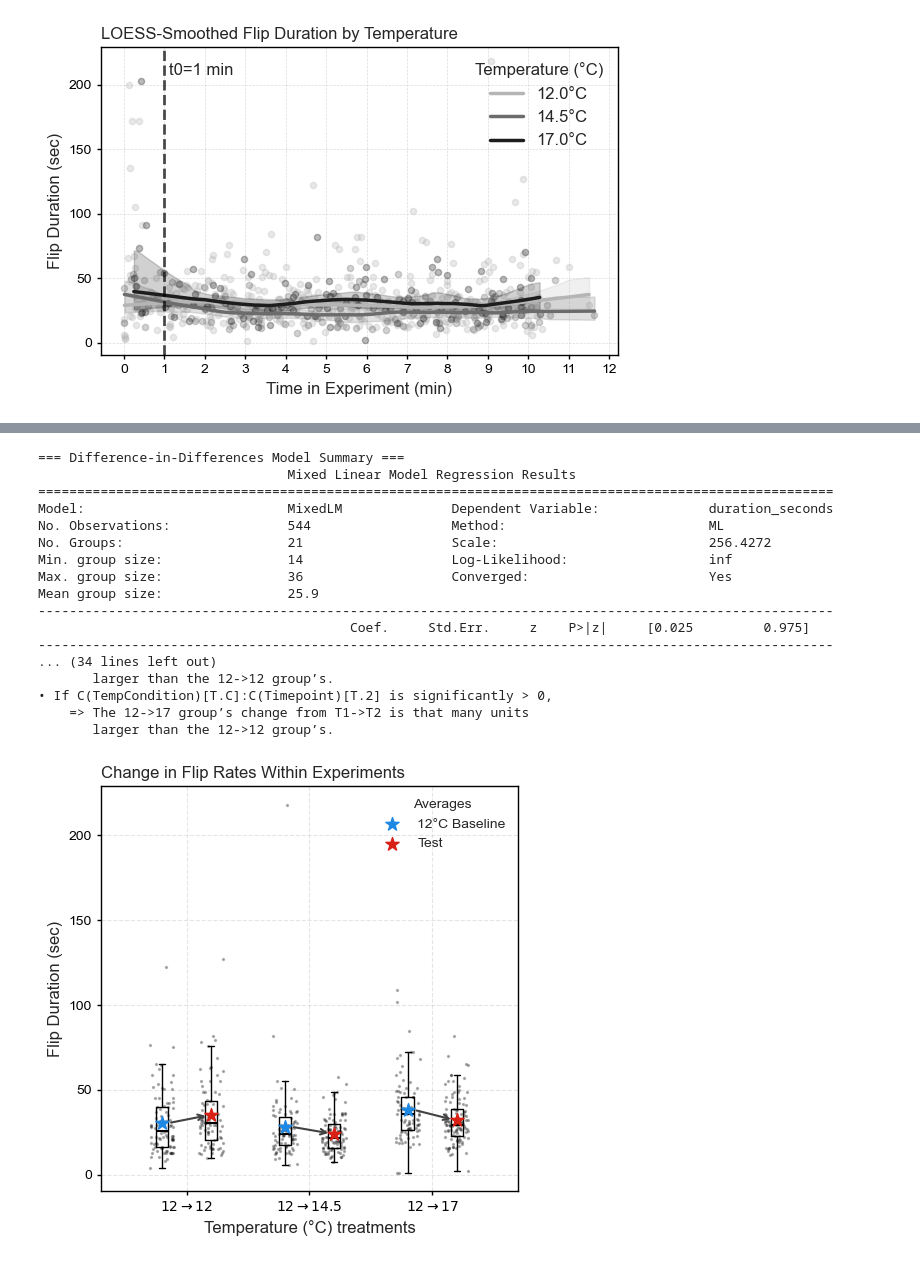
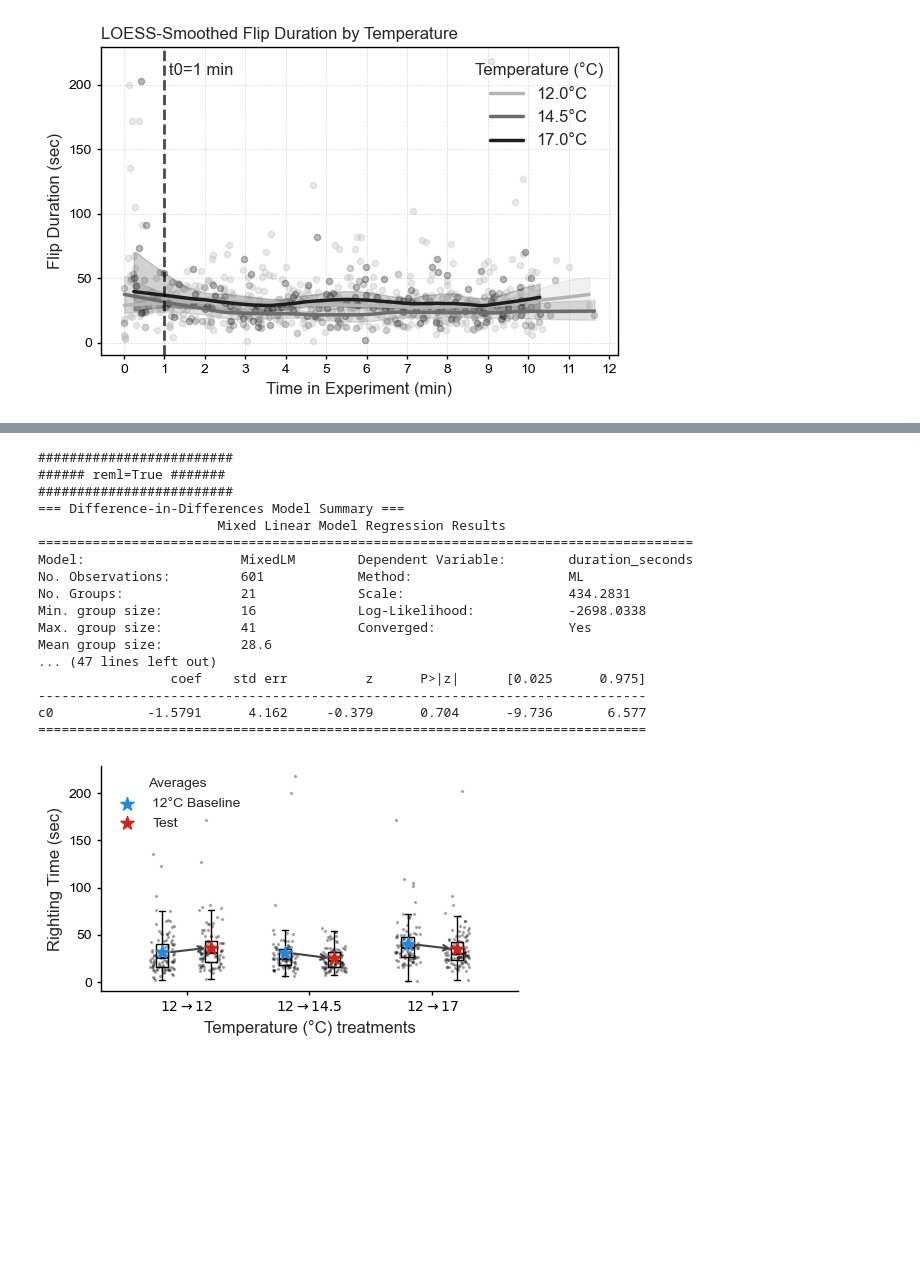
Before and after one commit to weertman/starPower-flipRateAnalysis, a Jupyter notebook: notebooks/flipRateAnalysis.ipynb, the cells around one changed output, grey strips where cells are left out. Saved outputs shown, nothing was run; the diff lists cells and outputs as text; code cells hidden in the pictures; blank space fills up the shorter version.

```diff
--- a/notebooks/flipRateAnalysis.ipynb
+++ b/notebooks/flipRateAnalysis.ipynb
@@ -800,7 +502,7 @@ df.shape
  (601, 19)
 # %%
 #@title visualizeOutliers
-outliers = find_outliers_iqr(df)
+outliers = find_outliers_iqr(df, duration_col='duration_seconds', tails='both')
 df['is_outlier'] = outliers
 plot_full_distribution_with_outliers_line_two_yaxes(df, plot_dir=plot_dir)
 # %% [output]
@@ -927,7 +1154,8 @@ def convert_week_to_timepoint(df, week_col='week', new_col='Timepoint'):
 def run_diff_of_diffs_mixedlm(df, outcome_col='FlipDuration',
                               star_id_col='star_id',
                               tempcond_col='TempCondition',
-                              timepoint_col='Timepoint'):
+                              timepoint_col='Timepoint',
+                              reml=True):
     """
     Runs the difference-in-differences analysis as a linear mixed-effects model.
 
@@ -975,7 +1203,7 @@ def run_diff_of_diffs_mixedlm(df, outcome_col='FlipDuration',
 
     # Fit the mixed-effects model
     md = smf.mixedlm(formula, data=df, groups=df[star_id_col])
-    result = md.fit(method='lbfgs', reml=False)  # or reml=True if you prefer
+    result = md.fit(method='nm', reml=reml)
     return result
 # %%
 #@title diffOfdiffResultVisualizationFunctions
@@ -1042,7 +1270,7 @@ def plot_diff_in_diff_estimates(df,
                                 timepoint_col='Timepoint',
                                 tempcond_col='TempCondition',
                                 star_id_col='star_id',  # Not used here, included for API parity
-                                figsize=(5,5)):
+                                figsize=(5,3)):
     """
     Creates a difference-in-differences style plot *but* with the visual style
     of raw-data + boxplots + group-means + arrows (as in plot_diff_in_diff_estimates_ols).
@@ -1152,11 +1380,10 @@ def plot_diff_in_diff_estimates(df,
     ax.set_xticklabels(new_labels, rotation=0)
     ax.set_xlabel('Temperature (°C) treatments', fontsize=12)
 
-    ax.set_ylabel('Flip Duration (sec)', fontsize=12)
-    ax.set_title("Change in Flip Rates Within Experiments", loc='left', fontsize=12)
+    ax.set_ylabel('Righting Time (sec)', fontsize=12)
 
     # Turn on a grid
-    ax.grid(True, linestyle='--', alpha=0.5, zorder=0)
+    ax.grid(False)#, linestyle='--', alpha=0.5, zorder=0)
 
     # Force tick marks to appear and be visible
     ax.tick_params(axis='both', which='major', direction='out',
@@ -1168,6 +1395,10 @@ def plot_diff_in_diff_estimates(df,
         spine.set_color('black')
         spine.set_linewidth(1)
         spine.set_alpha(1)
+
+    ## turn off top and right spines
+    ax.spines['top'].set_visible(False)
+    ax.spines['right'].set_visible(False)
 
     ############################################################################
     # Legend
@@ -1215,50 +1446,71 @@ df_for_did = label_temp_condition(
 )
 
 # 3) Convert 'week' to numeric 'Timepoint' => 1 or 2
 df_for_did = convert_week_to_timepoint(df_for_did, week_col='week', new_col='Timepoint')
 
 # 4) Drop first minute
-df_for_did = df_for_did[df_for_did['flip_start_time'] >= 60]
+#df_for_did = df_for_did[df_for_did['flip_start_time'] >= 60]
 
 # 5) Run the difference-in-differences model
 #    using duration_seconds as the dependent variable
+#    reml = False
+
+print('#########################')
+print('###### reml=True #######')
+print('#########################')
+
 result = run_diff_of_diffs_mixedlm(
     df_for_did,
     outcome_col='duration_seconds',  # Use the actual column name from your df
     star_id_col='star_id',
     tempcond_col='TempCondition',
-    timepoint_col='Timepoint'
+    timepoint_col='Timepoint',
+    reml=False,
 )
 
 # 6) Print textual summary
 print_diff_of_diffs_summary(result)
 
-# 7) (Optional) Visualize means by condition & timepoint
+
+# 7) run post hoc
+# Construct the contrast matrix as a row vector for the single contrast
+# The contrast we want to test is [0, 0, 0, 0, 1, -1]
+# This corresponds to testing the difference between the two interaction terms
+contrast_matrix = np.array([[0, 0, 0, 0, 1, -1]])  # Adjusted to be a 2D array (row vector)
+
+# Perform the t-test using the contrast
+t_test_result = result.t_test(contrast_matrix)
+
+# Print the t-test result
+print("\nPost Hoc t-test (12->14.5 DiD vs. 12->17 DiD):\n")
+print(t_test_result)
+
+# 8) (Optional) Visualize means by condition & timepoint
 plot_diff_in_diff_estimates(
     df_for_did,
     plot_dir,
     result,
     outcome_col='duration_seconds',
     timepoint_col='Timepoint',
     tempcond_col='TempCondition',
     star_id_col='star_id'
 )
 # %% [output]
+#########################
+###### reml=True #######
+#########################
 === Difference-in-Differences Model Summary ===
-                                Mixed Linear Model Regression Results
-======================================================================================================
-Model:                          MixedLM              Dependent Variable:              duration_seconds
-No. Observations:               544                  Method:                          ML
-No. Groups:                     21                   Scale:                           256.4272
-Min. group size:                14                   Log-Likelihood:                  inf
-Max. group size:                36                   Converged:                       Yes
-Mean group size:                25.9
-------------------------------------------------------------------------------------------------------
-                                        Coef.     Std.Err.     z    P>|z|     [0.025         0.975]
-------------------------------------------------------------------------------------------------------
-... (34 lines left out)
-       larger than the 12->12 group’s.
-• If C(TempCondition)[T.C]:C(Timepoint)[T.2] is significantly > 0,
-    => The 12->17 group’s change from T1->T2 is that many units
-       larger than the 12->12 group’s.
+                       Mixed Linear Model Regression Results
+====================================================================================
+Model:                    MixedLM        Dependent Variable:        duration_seconds
+No. Observations:         601            Method:                    ML
+No. Groups:               21             Scale:                     434.2831
+Min. group size:          16             Log-Likelihood:            -2698.0338
+Max. group size:          41             Converged:                 Yes
+Mean group size:          28.6
+... (47 lines left out)
+                 coef    std err          z      P>|z|      [0.025      0.975]
+------------------------------------------------------------------------------
+c0            -1.5791      4.162     -0.379      0.704      -9.736       6.577
+==============================================================================
-[figure, old version]
+[figure, new version]
```
Also changed, not shown: parts of 16 cells of this notebook, 1 other file.
